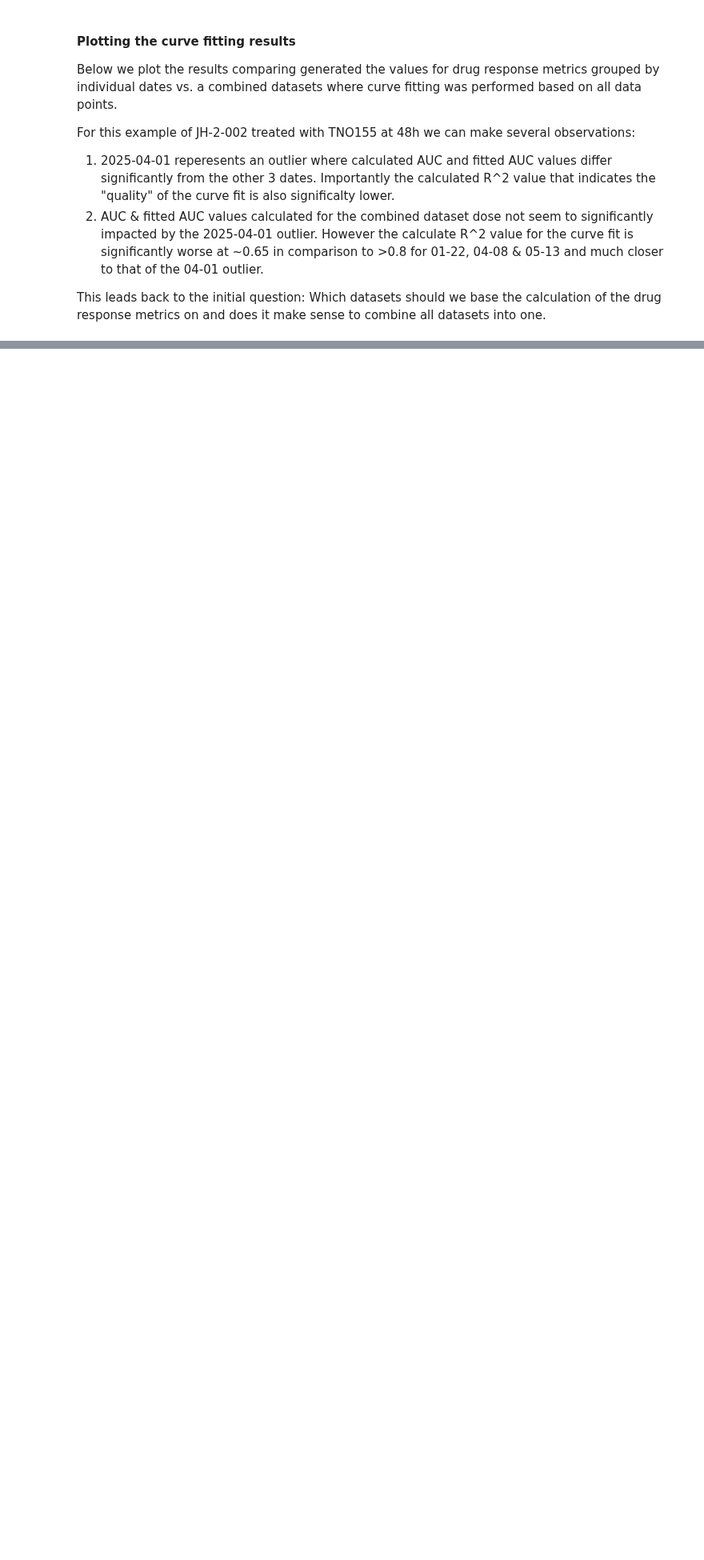
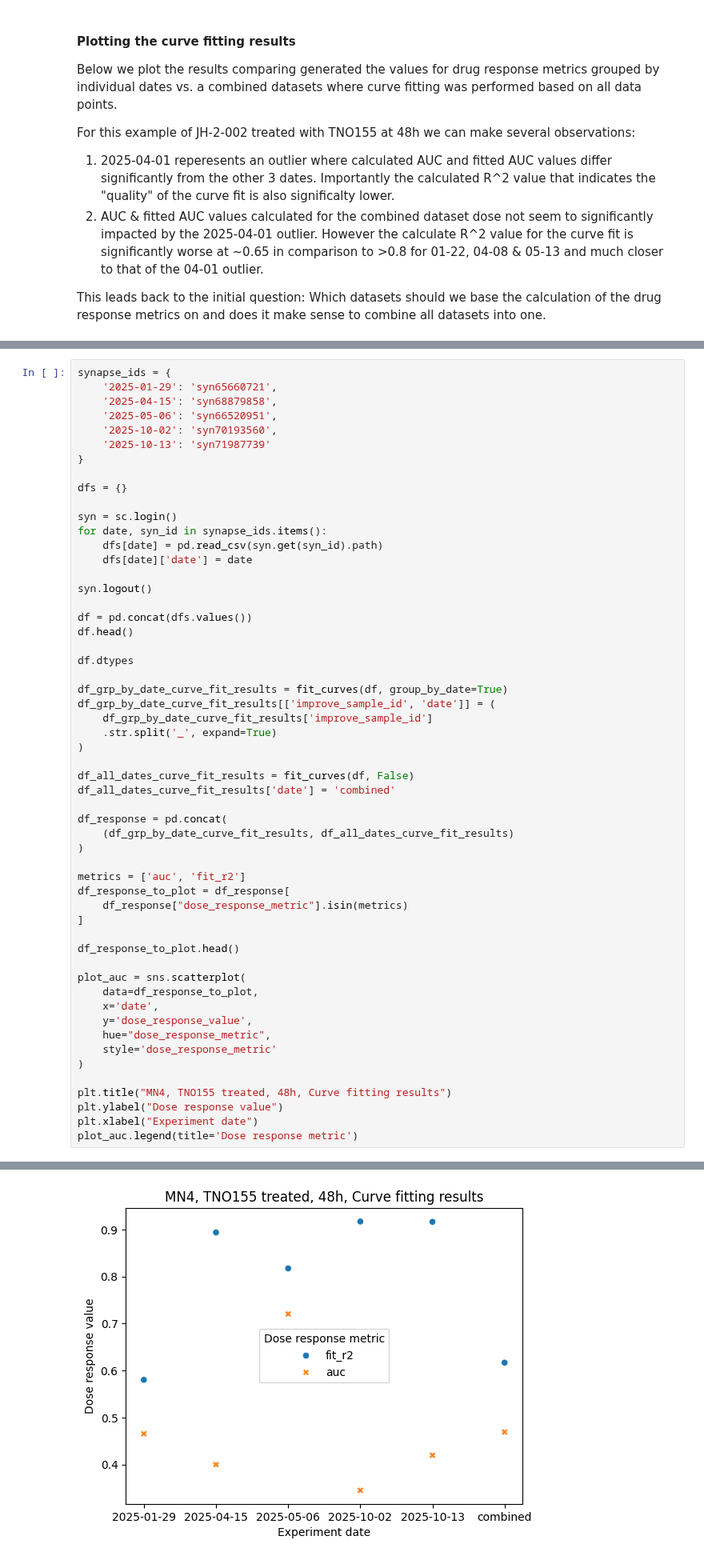
Before and after one commit to PNNL-CompBio/MPNST-PDX-MT, a Jupyter notebook: EXACT-pipeline/drugViability/multi_date_experiment_invesitgation.ipynb, the cells around one changed output, grey strips where cells are left out. Shown at 80% size. Saved outputs shown, nothing was run; the diff lists cells and outputs as text; blank space fills up the shorter version.

Commit message:
updated the mutli date experiment investigation notebook

```diff
--- a/EXACT-pipeline/drugViability/multi_date_experiment_invesitgation.ipynb
+++ b/EXACT-pipeline/drugViability/multi_date_experiment_invesitgation.ipynb
@@ -416,0 +422,56 @@ plot_auc.legend(title='Dose response metric')
+# %%
+synapse_ids = {
+    '2025-01-29': 'syn65660721',
+    '2025-04-15': 'syn68879858',
+    '2025-05-06': 'syn66520951',
+    '2025-10-02': 'syn70193560',
+    '2025-10-13': 'syn71987739'
+}
+
+dfs = {}
+
+syn = sc.login()
+for date, syn_id in synapse_ids.items():
+    dfs[date] = pd.read_csv(syn.get(syn_id).path)
+    dfs[date]['date'] = date
+
+syn.logout()
+
+df = pd.concat(dfs.values())
+df.head()
+
+df.dtypes
+
+df_grp_by_date_curve_fit_results = fit_curves(df, group_by_date=True)
+df_grp_by_date_curve_fit_results[['improve_sample_id', 'date']] = (
+    df_grp_by_date_curve_fit_results['improve_sample_id']
+    .str.split('_', expand=True)
+)
+
+df_all_dates_curve_fit_results = fit_curves(df, False)
+df_all_dates_curve_fit_results['date'] = 'combined'
+
+df_response = pd.concat(
+    (df_grp_by_date_curve_fit_results, df_all_dates_curve_fit_results)
+)
+
+metrics = ['auc', 'fit_r2']
+df_response_to_plot = df_response[
+    df_response["dose_response_metric"].isin(metrics)
+]
+
+df_response_to_plot.head()
+
+plot_auc = sns.scatterplot(
+    data=df_response_to_plot,
+    x='date',
+    y='dose_response_value',
+    hue="dose_response_metric",
+    style='dose_response_metric'
+)
+
+plt.title("MN4, TNO155 treated, 48h, Curve fitting results")
+plt.ylabel("Dose response value")
+plt.xlabel("Experiment date")
+plot_auc.legend(title='Dose response metric')
+# %% [output]
@@ -416,0 +554 @@ plot_auc.legend(title='Dose response metric')
+[figure, added]
```
Also changed, not shown: parts of 38 cells of this notebook.
